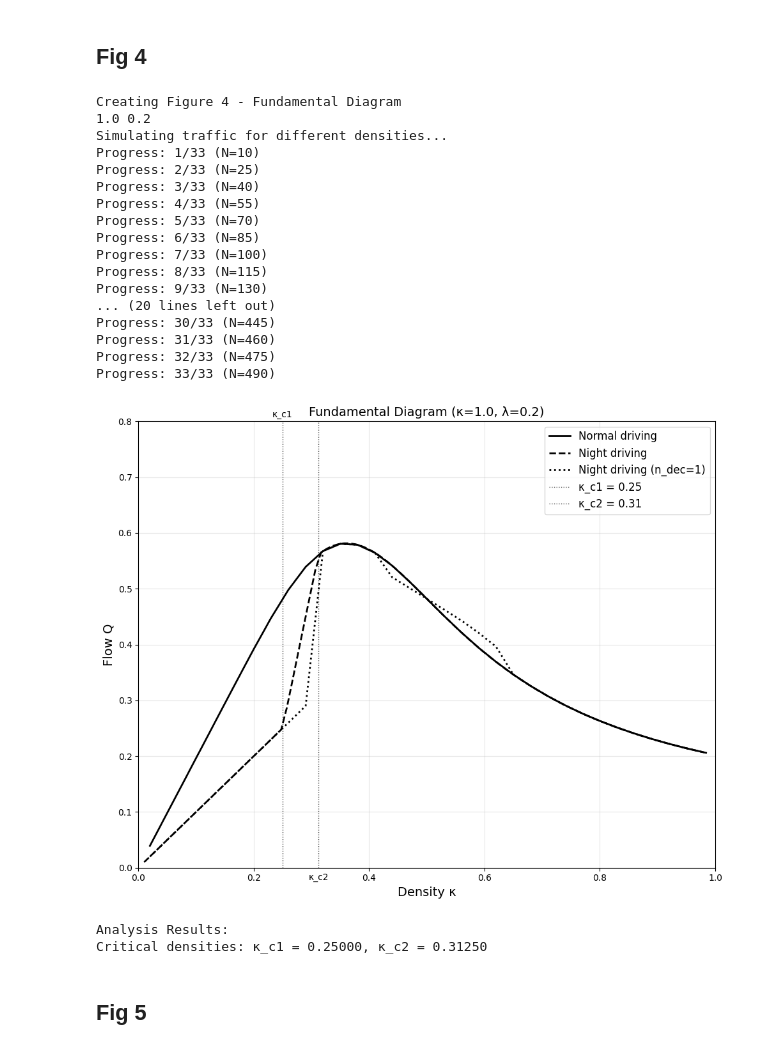
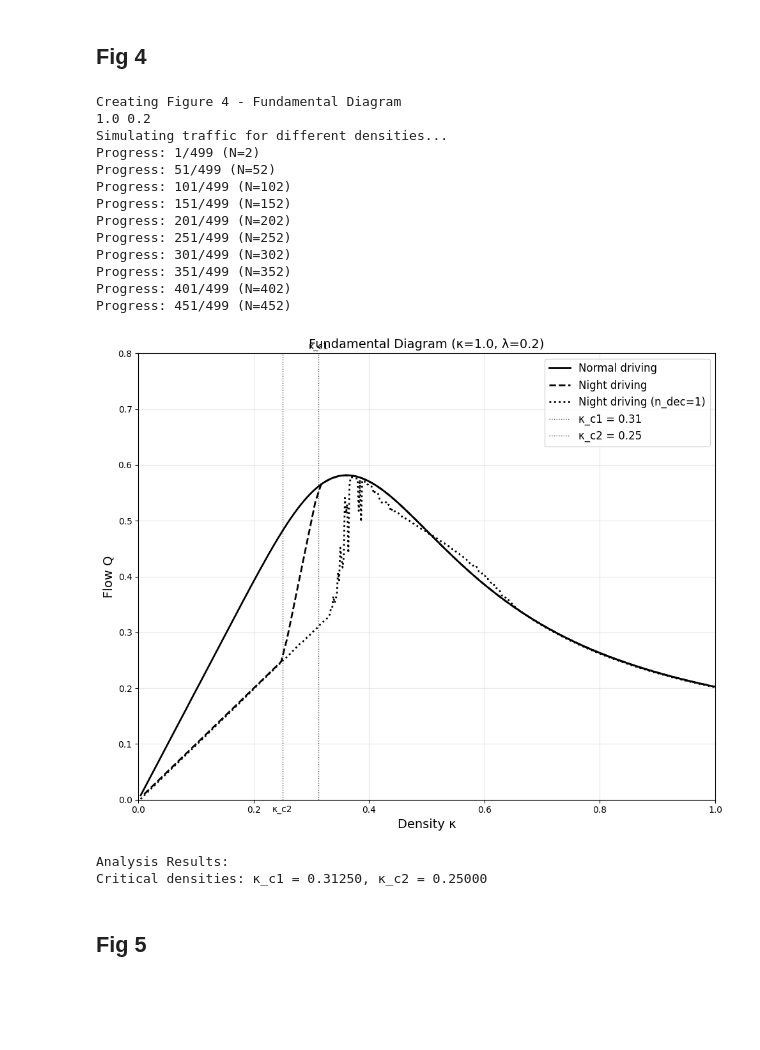
Before and after one commit to bluff-king/Night-driving-behavior, a Jupyter notebook: FWD.ipynb, the cells around one changed output. Saved outputs shown, nothing was run; the diff lists cells and outputs as text; code cells hidden in the pictures; blank space fills up the shorter version.

```diff
--- a/FWD.ipynb
+++ b/FWD.ipynb
@@ -2,8 +2,8 @@
 import numpy as np
 import matplotlib.pyplot as plt
 import random
-import matplotlib.colors as mcolors
-from copy import deepcopy
+import warnings
+warnings.filterwarnings("ignore")
 
 # Parameters from the paper
 x_c = 2
@@ -12,7 +12,7 @@ x_c2 = 4
 a = 5
 b = 1
 L=500
-dt=0.1
+dt=0.35
 # %% [markdown]
 ## Necessary function
 # %%
@@ -367,7 +347,7 @@ def simulate_clustering(x_min, x_max,N=150, kappa_local=1.0, lambda_param_local=
 # %% [markdown]
 ## Fig 3
 # %%
-simulate_clustering(x_c1, x_c2,N=150, kappa_local=1.0, lambda_param_local=0.5, apply_perturbation=False,T_max=2500,n_dec=0,A=0)
+simulate_clustering(x_c1, x_c2,N=150, kappa_local=1.0, lambda_param_local=0.5, apply_perturbation=False,T_max=2500,n_dec=0,A=0,show_full=True)
 # %% [output]
 INITIALIZATION ANALYSIS
 N = 150, κ = 1.0, λ = 0.5
@@ -525,34 +485,25 @@ def create_fundamental_diagram(N_max,L,k,lamb,n_dec=1):
 # %%
 kappa = 1.0
 lambda_param = 0.2
 print("Creating Figure 4 - Fundamental Diagram")
-
-run_full_simulation = True
-
-if run_full_simulation:
-    print(kappa, lambda_param)
-    results = create_fundamental_diagram(N_max=501,L=500,k=kappa,lamb=lambda_param, n_dec=1)
+results = create_fundamental_diagram(N_max=501,L=500,dt=dt,k=kappa,lamb=lambda_param, n_dec=1,A=0)
 # %% [output]
 Creating Figure 4 - Fundamental Diagram
 1.0 0.2
 Simulating traffic for different densities...
-Progress: 1/33 (N=10)
-Progress: 2/33 (N=25)
-Progress: 3/33 (N=40)
-Progress: 4/33 (N=55)
-Progress: 5/33 (N=70)
-Progress: 6/33 (N=85)
-Progress: 7/33 (N=100)
-Progress: 8/33 (N=115)
-Progress: 9/33 (N=130)
-... (20 lines left out)
-Progress: 30/33 (N=445)
-Progress: 31/33 (N=460)
-Progress: 32/33 (N=475)
-Progress: 33/33 (N=490)
+Progress: 1/499 (N=2)
+Progress: 51/499 (N=52)
+Progress: 101/499 (N=102)
+Progress: 151/499 (N=152)
+Progress: 201/499 (N=202)
+Progress: 251/499 (N=252)
+Progress: 301/499 (N=302)
+Progress: 351/499 (N=352)
+Progress: 401/499 (N=402)
+Progress: 451/499 (N=452)
-[figure, old version]
+[figure, new version]
 Analysis Results:
-Critical densities: κ_c1 = 0.25000, κ_c2 = 0.31250
+Critical densities: κ_c1 = 0.31250, κ_c2 = 0.25000
 # %% [markdown]
 ## Fig 5
 # %%
```
Also changed, not shown: parts of 28 cells of this notebook, 1 other file.
